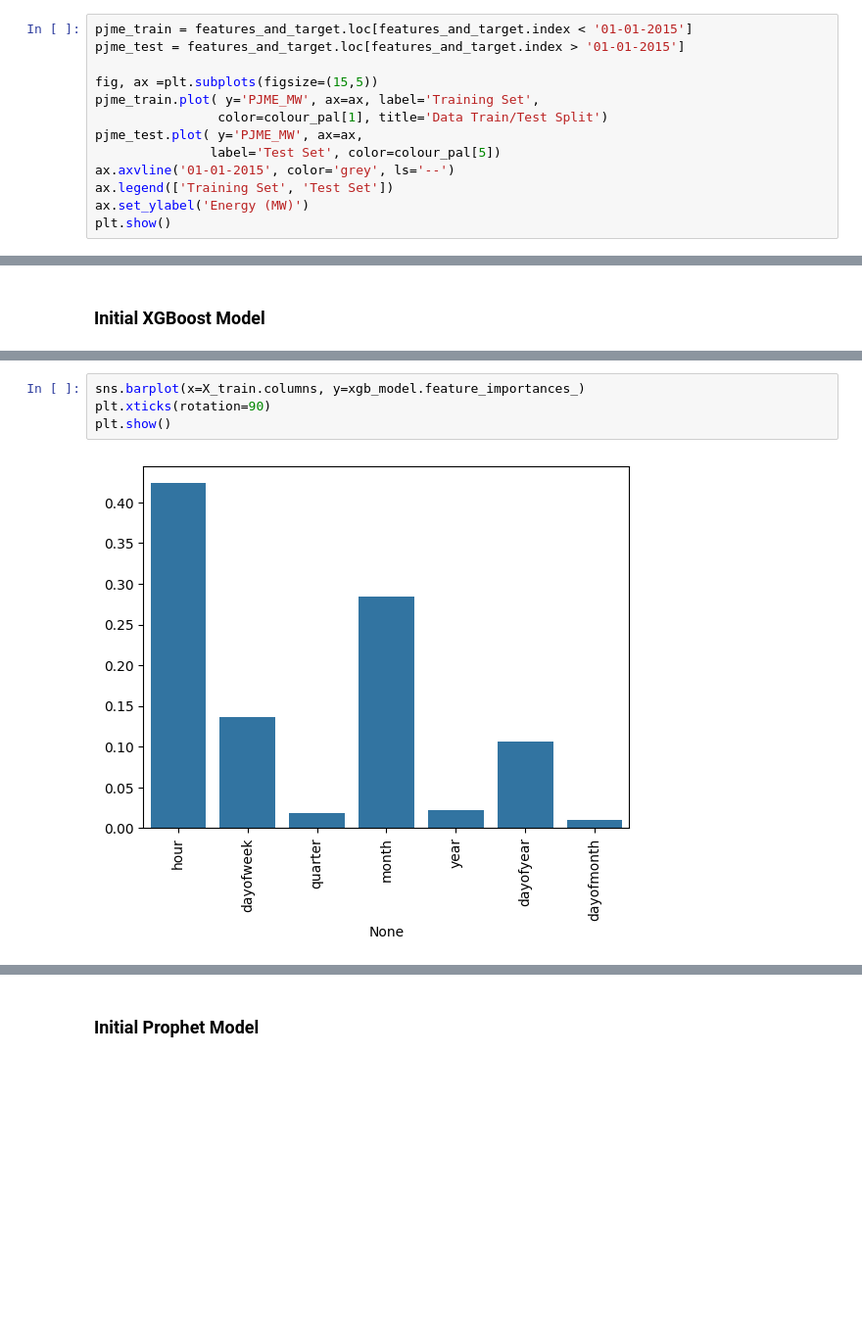
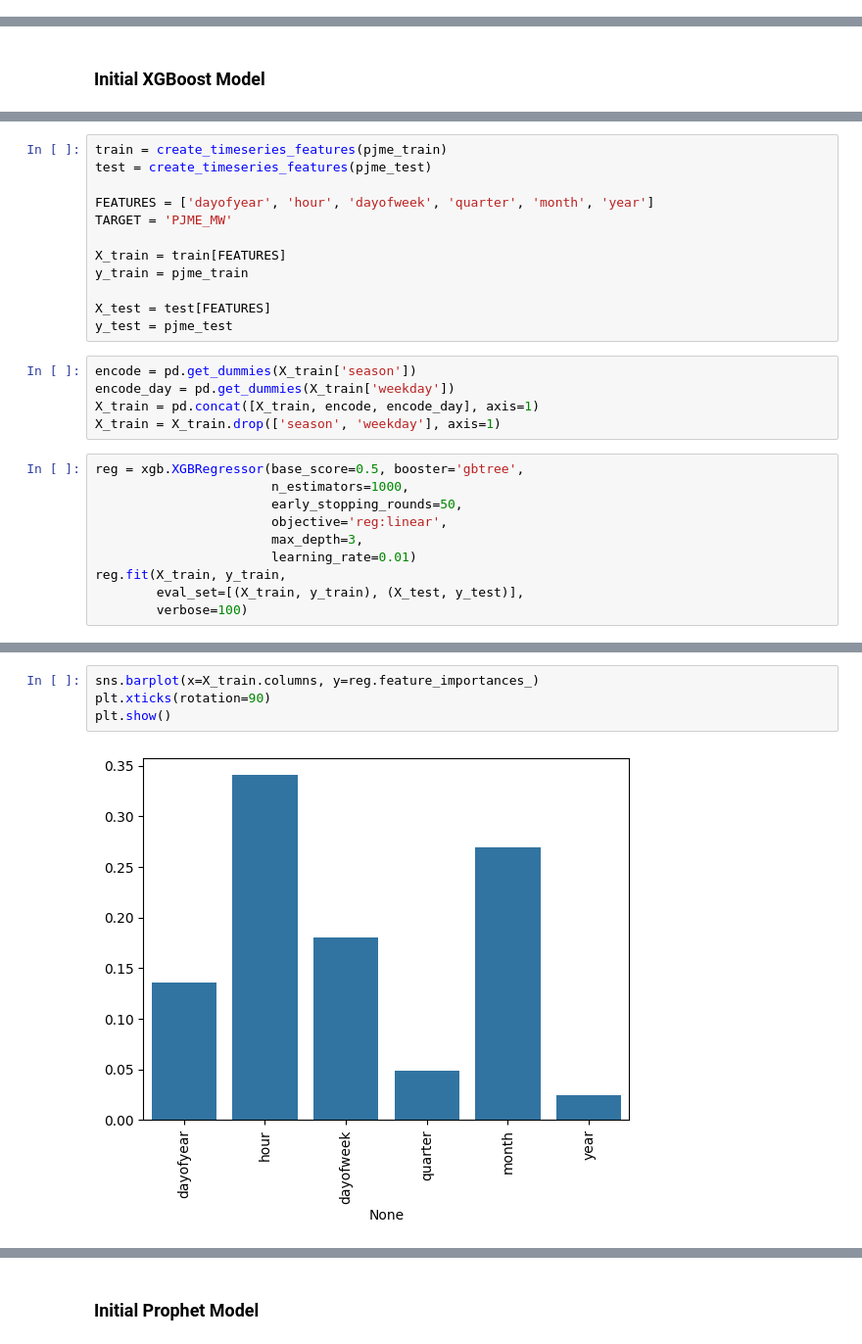
Before and after one commit to minari314159/Energy_Forcasting, a Jupyter notebook: energyforcasting/Forecasting.ipynb, the cells around one changed output, grey strips where cells are left out. Shown at 98% size. Drawn from its saved outputs; the diff is of its cells as text; blank space fills up the shorter version.

Commit message:
Update model

```diff
--- a/energyforcasting/Forecasting.ipynb
+++ b/energyforcasting/Forecasting.ipynb
@@ -251,13 +263,0 @@ Min: 2002-01-01 01:00:00 Max: 2018-08-03 00:00:00 Timedelta: 6057 days 23:00:00
-# %%
-pjme_train = features_and_target.loc[features_and_target.index < '01-01-2015']
-pjme_test = features_and_target.loc[features_and_target.index > '01-01-2015']
-
-fig, ax =plt.subplots(figsize=(15,5))
-pjme_train.plot( y='PJME_MW', ax=ax, label='Training Set',
-                color=colour_pal[1], title='Data Train/Test Split')
-pjme_test.plot( y='PJME_MW', ax=ax,
-               label='Test Set', color=colour_pal[5])
-ax.axvline('01-01-2015', color='grey', ls='--')
-ax.legend(['Training Set', 'Test Set'])
-ax.set_ylabel('Energy (MW)')
-plt.show()
@@ -288,0 +266,27 @@ XGBRegressor(base_score=None, booster=None, callbacks=None,
+# %%
+train = create_timeseries_features(pjme_train)
+test = create_timeseries_features(pjme_test)
+
+FEATURES = ['dayofyear', 'hour', 'dayofweek', 'quarter', 'month', 'year']
+TARGET = 'PJME_MW'
+
+X_train = train[FEATURES]
+y_train = pjme_train
+
+X_test = test[FEATURES]
+y_test = pjme_test
+# %%
+encode = pd.get_dummies(X_train['season'])
+encode_day = pd.get_dummies(X_train['weekday'])
+X_train = pd.concat([X_train, encode, encode_day], axis=1)
+X_train = X_train.drop(['season', 'weekday'], axis=1)
+# %%
+reg = xgb.XGBRegressor(base_score=0.5, booster='gbtree',
+                       n_estimators=1000,
+                       early_stopping_rounds=50,
+                       objective='reg:linear',
+                       max_depth=3,
+                       learning_rate=0.01)
+reg.fit(X_train, y_train,
+        eval_set=[(X_train, y_train), (X_test, y_test)],
+        verbose=100)
@@ -296,9 +323,9 @@ RMSE: 3662.1170824065252
 # %%
-sns.barplot(x=X_train.columns, y=xgb_model.feature_importances_)
+sns.barplot(x=X_train.columns, y=reg.feature_importances_)
 plt.xticks(rotation=90)
 plt.show()
 # %% [output]
-[figure, old version]
+[figure, new version]
 # %%
 # Create the parameter dictionary: params
 params = {"objective": "reg:squarederror", "max_depth": 4}
```
Also changed, not shown: parts of 60 cells of this notebook, 1 other file.
